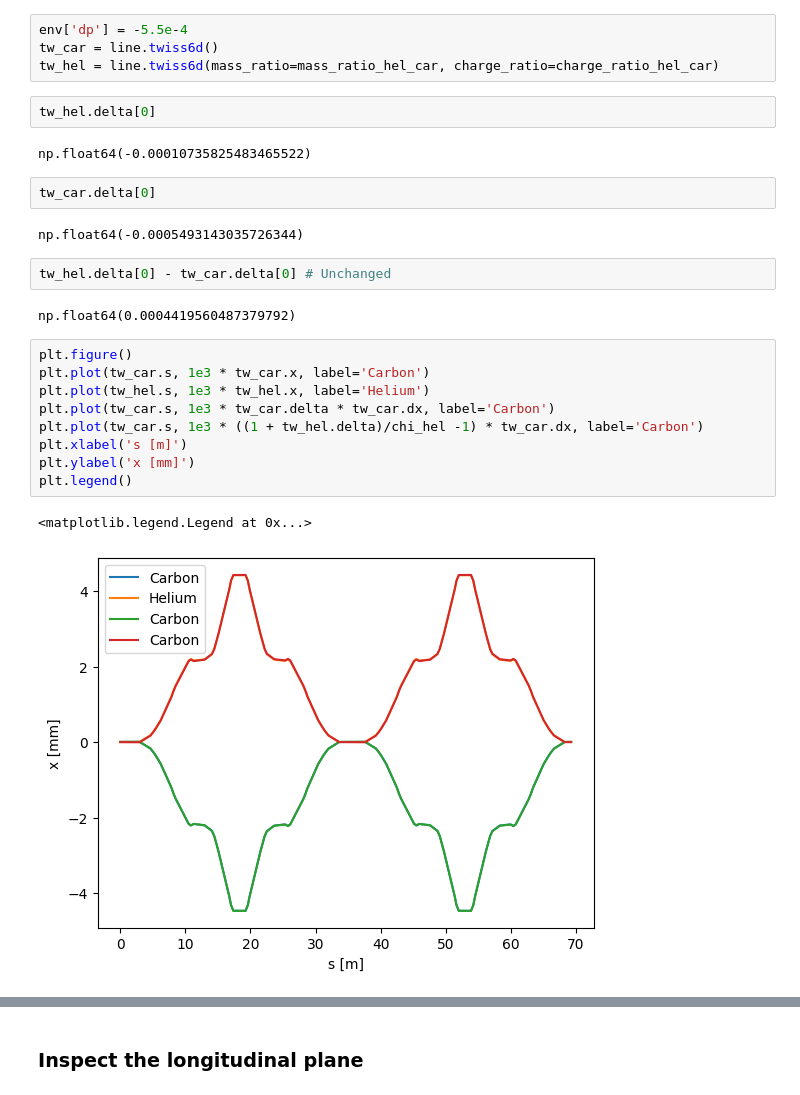
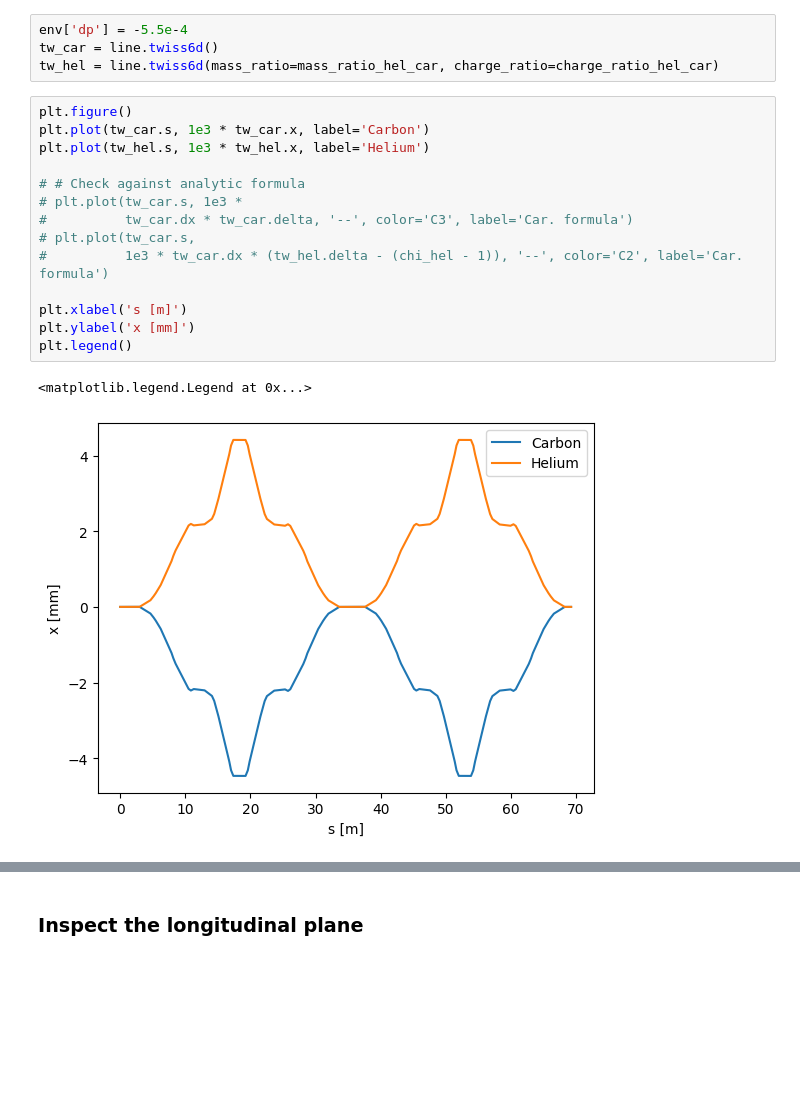
Before and after one commit to xsuite/tutorial_mixed_beams, a Jupyter notebook: notebook_03_mixed_beams.ipynb, the cells around one changed output, grey strips where cells are left out. Saved outputs shown, nothing was run; the diff lists cells and outputs as text; blank space fills up the shorter version.

```diff
--- a/notebook_03_mixed_beams.ipynb
+++ b/notebook_03_mixed_beams.ipynb
@@ -124,27 +131,20 @@ line.append(
 env['dp'] = -5.5e-4
 tw_car = line.twiss6d()
 tw_hel = line.twiss6d(mass_ratio=mass_ratio_hel_car, charge_ratio=charge_ratio_hel_car)
-# %%
-tw_hel.delta[0]
-# %% [output]
-np.float64(-0.00010735825483465522)
-# %%
-tw_car.delta[0]
-# %% [output]
-np.float64(-0.0005493143035726344)
-# %%
-tw_hel.delta[0] - tw_car.delta[0] # Unchanged
-# %% [output]
-np.float64(0.0004419560487379792)
 # %%
 plt.figure()
 plt.plot(tw_car.s, 1e3 * tw_car.x, label='Carbon')
 plt.plot(tw_hel.s, 1e3 * tw_hel.x, label='Helium')
-plt.plot(tw_car.s, 1e3 * tw_car.delta * tw_car.dx, label='Carbon')
-plt.plot(tw_car.s, 1e3 * ((1 + tw_hel.delta)/chi_hel -1) * tw_car.dx, label='Carbon')
+
+# # Check against analytic formula
+# plt.plot(tw_car.s, 1e3 *
+#          tw_car.dx * tw_car.delta, '--', color='C3', label='Car. formula')
+# plt.plot(tw_car.s,
+#          1e3 * tw_car.dx * (tw_hel.delta - (chi_hel - 1)), '--', color='C2', label='Car. formula')
+
 plt.xlabel('s [m]')
 plt.ylabel('x [mm]')
 plt.legend()
 # %% [output]
 <matplotlib.legend.Legend at 0x...>
-[figure, old version]
+[figure, new version]
```
Also changed, not shown: parts of 11 cells of this notebook.
